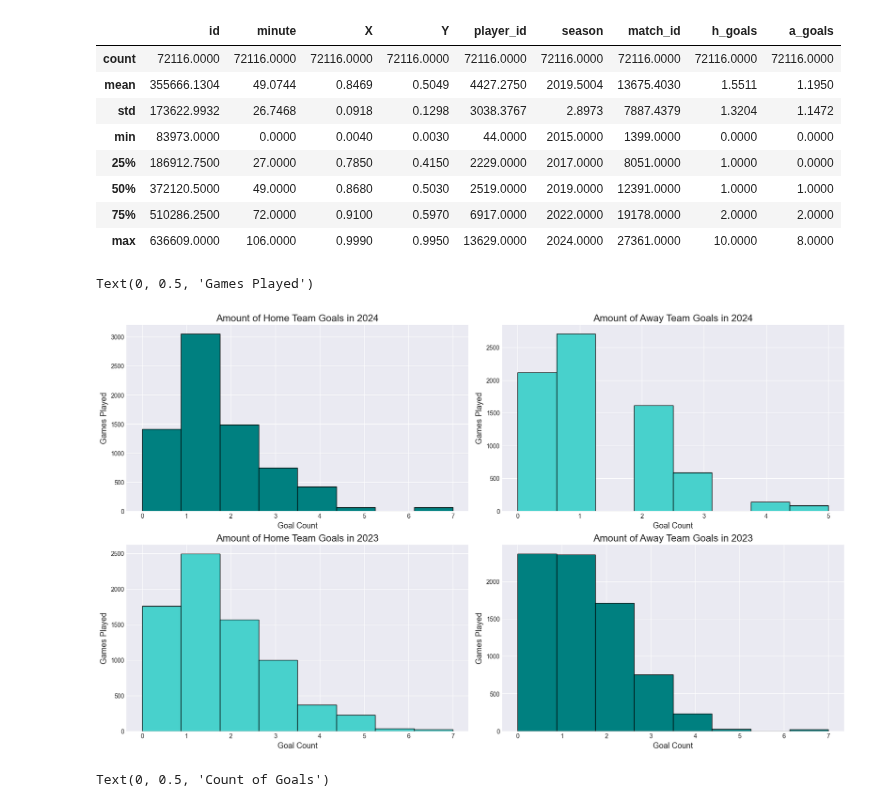
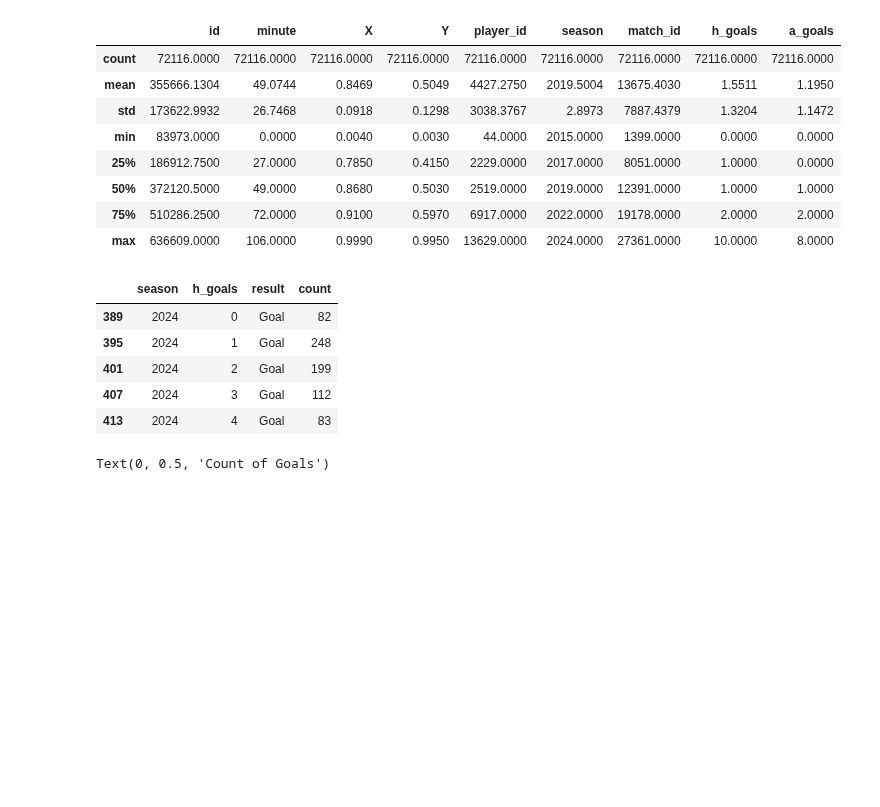
Before and after one commit to smgibson19/ds701_fa25_midterm_challenge_sports, a Jupyter notebook: LALIGA_Analysis_Challenge.ipynb, the cells around one changed output. Drawn from its saved outputs; the diff is of its cells as text; code cells hidden in the pictures; blank space fills up the shorter version.

```diff
--- a/LALIGA_Analysis_Challenge.ipynb
+++ b/LALIGA_Analysis_Challenge.ipynb
@@ -270,33 +270,53 @@ df.describe()
 # %%
 # distribution of home/ away goals by all matches 2023 and 2024
 
+a_goals = df.groupby(['season', 'a_goals', 'result']).size().reset_index()
+a_goals = a_goals[a_goals['result'] == 'Goal']
+a_goals.rename(columns = {0: 'count'}, inplace= True)
+
+h_goals = df.groupby(['season', 'h_goals', 'result']).size().reset_index()
+h_goals = h_goals[h_goals['result'] == 'Goal']
+h_goals.rename(columns = {0: 'count'}, inplace= True)
+
+
+a_goals_24 = a_goals[a_goals['season'] == 2024]
+a_goals_24.drop(columns = ['result', 'season'])
+
+a_goals_23 = a_goals[a_goals['season'] == 2023]
+
+h_goals_24 = h_goals[h_goals['season'] == 2024]
+h_goals_23 = h_goals[h_goals['season'] == 2023]
+
+h_goals_24.head()
+
 fig, axs = plt.subplots(ncols=2, nrows=2, figsize=(17, 10), layout="constrained")
 
-df_24 = df[df['season'] == 2024]
-df_23 = df[df['season'] == 2023]
+# axs[0][0].hist(h_goals_24['count'], bins = 10, edgecolor='black', facecolor = 'teal')
+# axs[0][0].set_title('Amount of Home Team Goals in 2024', fontsize= 16)
+# axs[0][0].set_xlabel('Goal Count', fontsize= 13)
+# axs[0][0].set_ylabel('Games Played', fontsize= 13)
 
-axs[0][0].hist(df_24['h_goals'], bins = 8, edgecolor='black', facecolor = 'teal')
-axs[0][0].set_title('Amount of Home Team Goals in 2024', fontsize= 16)
-axs[0][0].set_xlabel('Goal Count', fontsize= 13)
-axs[0][0].set_ylabel('Games Played', fontsize= 13)
-
-axs[0][1].hist(df_24['a_goals'], bins = 8, edgecolor='black', facecolor = 'mediumturquoise')
+axs[0][1].hist(a_goals_24['count'], bins = 5, edgecolor='black', facecolor = 'mediumturquoise')
 axs[0][1].set_title('Amount of Away Team Goals in 2024', fontsize= 16)
 axs[0][1].set_xlabel('Goal Count', fontsize= 13)
 axs[0][1].set_ylabel('Games Played', fontsize= 13)
 
-axs[1][0].hist(df_23['h_goals'], bins = 8, edgecolor='black', facecolor = 'mediumturquoise')
-axs[1][0].set_title('Amount of Home Team Goals in 2023', fontsize= 16)
-axs[1][0].set_xlabel('Goal Count', fontsize= 13)
-axs[1][0].set_ylabel('Games Played', fontsize= 13)
+# axs[1][0].hist(h_goals_24['count'], bins = 5, edgecolor='black', facecolor = 'mediumturquoise')
+# axs[1][0].set_title('Amount of Home Team Goals in 2023', fontsize= 16)
+# axs[1][0].set_xlabel('Goal Count', fontsize= 13)
+# axs[1][0].set_ylabel('Games Played', fontsize= 13)
 
-axs[1][1].hist(df_23['a_goals'], bins = 8, edgecolor='black', facecolor = 'teal')
-axs[1][1].set_title('Amount of Away Team Goals in 2023', fontsize= 16)
-axs[1][1].set_xlabel('Goal Count', fontsize= 13)
-axs[1][1].set_ylabel('Games Played', fontsize= 13)
+# axs[1][1].hist(a_goals_23['count'], bins = 5, edgecolor='black', facecolor = 'teal')
+# axs[1][1].set_title('Amount of Away Team Goals in 2023', fontsize= 16)
+# axs[1][1].set_xlabel('Goal Count', fontsize= 13)
+# axs[1][1].set_ylabel('Games Played', fontsize= 13)
 # %% [output]
-Text(0, 0.5, 'Games Played')
-[figure, removed]
+|  | season | h_goals | result | count |
+| 389 | 2024 | 0 | Goal | 82 |
+| 395 | 2024 | 1 | Goal | 248 |
+| 401 | 2024 | 2 | Goal | 199 |
+| 407 | 2024 | 3 | Goal | 112 |
+| 413 | 2024 | 4 | Goal | 83 |
 # %%
 # distribution of minute of events
 mins = df.groupby(['minute', 'result']).size().reset_index()
```
Also changed, not shown: parts of 10 cells of this notebook.
